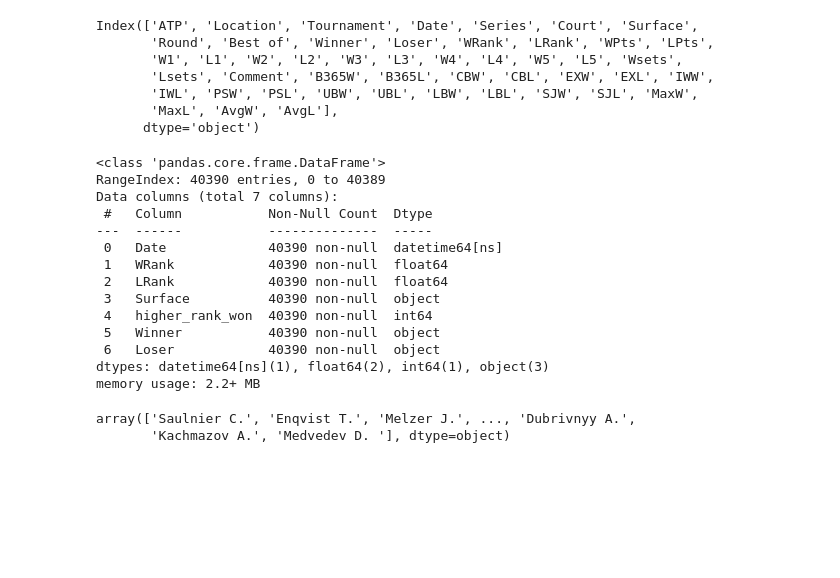
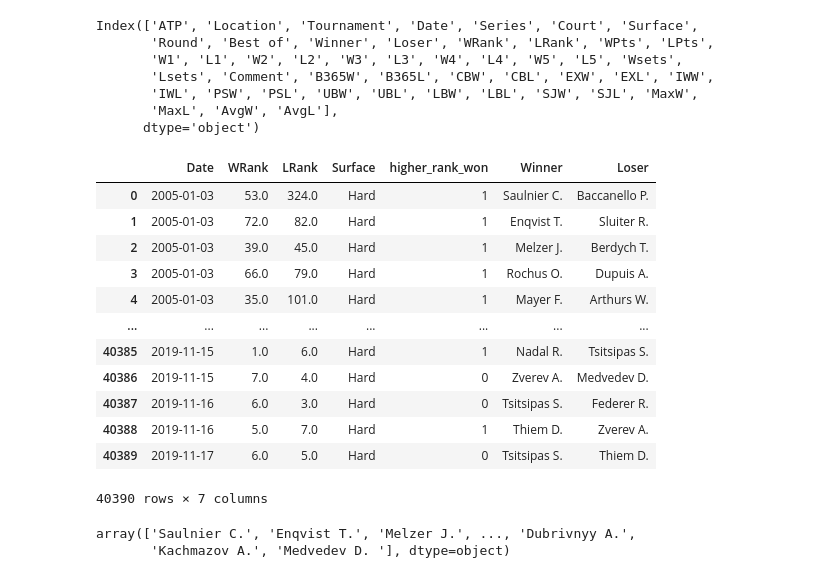
Before and after one commit to Harish-Thota1/Predicting_Tennis_Matches, a Jupyter notebook: SurfaceEloBetting/Surface-Adjusted_ELO_K_Factor_Model.ipynb, the cells around one changed output. Saved outputs shown, nothing was run; the diff lists cells and outputs as text; code cells hidden in the pictures; blank space fills up the shorter version.

```diff
--- a/SurfaceEloBetting/Surface-Adjusted_ELO_K_Factor_Model.ipynb
+++ b/SurfaceEloBetting/Surface-Adjusted_ELO_K_Factor_Model.ipynb
@@ -218,23 +214,22 @@ Index(['ATP', 'Location', 'Tournament', 'Date', 'Series', 'Court', 'Surface',
       dtype='object')
 # %%
 betting_data_dfs_preprocessed = preprocess_dataset(betting_data_dfs)
-# %%
-betting_data_dfs_preprocessed.info()
-# %% [output]
-<class 'pandas.core.frame.DataFrame'>
-RangeIndex: 40390 entries, 0 to 40389
-Data columns (total 7 columns):
- #   Column           Non-Null Count  Dtype
----  ------           --------------  -----
- 0   Date             40390 non-null  datetime64[ns]
- 1   WRank            40390 non-null  float64
- 2   LRank            40390 non-null  float64
- 3   Surface          40390 non-null  object
- 4   higher_rank_won  40390 non-null  int64
- 5   Winner           40390 non-null  object
- 6   Loser            40390 non-null  object
-dtypes: datetime64[ns](1), float64(2), int64(1), object(3)
-memory usage: 2.2+ MB
+# %%
+betting_data_dfs_preprocessed
+# %% [output]
+|  | Date | WRank | LRank | Surface | higher_rank_won | Winner | Loser |
+| 0 | 2005-01-03 | 53.0 | 324.0 | Hard | 1 | Saulnier C. | Baccanello P. |
+| 1 | 2005-01-03 | 72.0 | 82.0 | Hard | 1 | Enqvist T. | Sluiter R. |
+| 2 | 2005-01-03 | 39.0 | 45.0 | Hard | 1 | Melzer J. | Berdych T. |
+| 3 | 2005-01-03 | 66.0 | 79.0 | Hard | 1 | Rochus O. | Dupuis A. |
+| 4 | 2005-01-03 | 35.0 | 101.0 | Hard | 1 | Mayer F. | Arthurs W. |
+| ... | ... | ... | ... | ... | ... | ... | ... |
+| 40385 | 2019-11-15 | 1.0 | 6.0 | Hard | 1 | Nadal R. | Tsitsipas S. |
+| 40386 | 2019-11-15 | 7.0 | 4.0 | Hard | 0 | Zverev A. | Medvedev D. |
+| 40387 | 2019-11-16 | 6.0 | 3.0 | Hard | 0 | Tsitsipas S. | Federer R. |
+| 40388 | 2019-11-16 | 5.0 | 7.0 | Hard | 1 | Thiem D. | Zverev A. |
+| 40389 | 2019-11-17 | 6.0 | 5.0 | Hard | 0 | Tsitsipas S. | Thiem D. |
+40390 rows × 7 columns
 # %%
 means = betting_data_dfs_preprocessed.select_dtypes(include=[np.number]).mean()
 betting_data_dfs_preprocessed.fillna(means, inplace=True)
```
Also changed, not shown: parts of 10 cells of this notebook.
